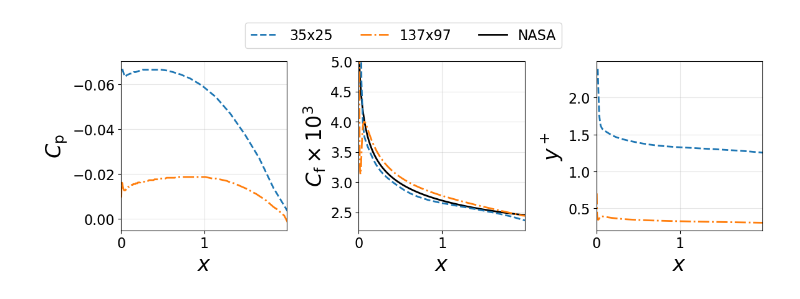
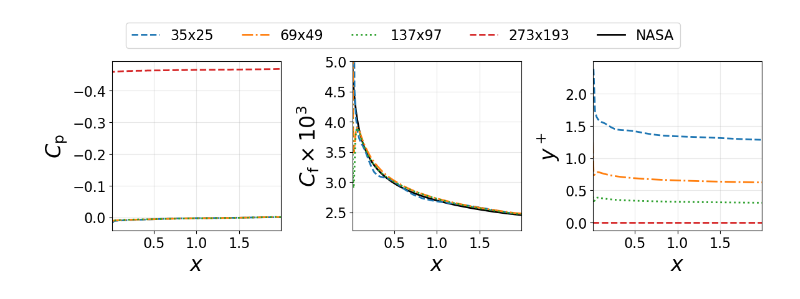
Before and after one commit to Propulsion-Power-TU-Delft/CTurboBFM, a Jupyter notebook: testcases/Turbulent_FlatPlate/03_Run/compare_results.ipynb, the cells around one changed output. Saved outputs shown, nothing was run; the diff lists cells and outputs as text; code cells hidden in the pictures.

```diff
--- a/testcases/Turbulent_FlatPlate/03_Run/compare_results.ipynb
+++ b/testcases/Turbulent_FlatPlate/03_Run/compare_results.ipynb
@@ -7,20 +7,22 @@ from unsflow.utils.plot_styles import *
 
 input_filenames = [
         "Level_35x25/Volume_CSV/results.csv",
+        "Level_69x49/Volume_CSV/results.csv",
         "Level_137x97/Volume_CSV/results.csv",
-        # "Level_273x193/Volume_CSV/results.csv",
+        "Level_273x193/Volume_CSV/results.csv",
         ]
 
 labels = [
         r'35x25',
+        r'69x49',
         r'137x97',
-        # r'273x193',
-        # r'Fine'
+        r'273x193',
 ]
 lstyles = [
         '--',
         '-.',
         ':',
+        '--',
 ]
 # %%
 # reference quantities
@@ -54,7 +56,6 @@ def compute_cp(p):
 def compute_cf(tau_x):
     return tau_x / q_ref
 # %%
-
 xmin = 0.00
 
 fig, ax = plt.subplots(1, 3, figsize=(12, 4))
@@ -71,37 +72,37 @@ for key, data in datas.items():
     tau_x = data['Wall Shear Stress X'][idx, 0, 0]
     tau_y = data['Wall Shear Stress Y'][idx, 0, 0]
     tau = np.sqrt(tau_x**2 + tau_y**2)
     yplus = data['Y Plus'][idx, 0, 0]
 
     ax[0].plot(x, compute_cp(p), lstyles[key], mfc='none',label=labels[key], lw=2)
 
 
     ax[1].plot(x, compute_cf(tau)*1e3, lstyles[key], lw=2)
     ax[2].plot(x, yplus, lstyles[key], lw=2)
 
 
 fig.legend(ncol=len(input_filenames)+1, bbox_to_anchor=(0.5, 1.1), loc='upper center')
 ax[0].invert_yaxis()
 ax[0].set_ylabel(r'$C_{\rm p}$')
 ax[0].set_xlabel(r'$x$')
 ax[0].grid(alpha=0.3)
-ax[0].set_xlim(0.0, 1.99)
+ax[0].set_xlim(0.01, 1.99)
 
 ax[1].set_ylabel(r'$C_{\rm f} \times 10^3$')
 ax[1].set_xlabel(r'$x$')
 ax[1].grid(alpha=0.3)
 ax[1].set_ylim(2.2, 5)
-ax[1].set_xlim(0.0, 1.99)
+ax[1].set_xlim(0.01, 1.99)
 
 ax[2].set_ylabel(r'$y^+$')
 ax[2].set_xlabel(r'$x$')
 ax[2].grid(alpha=0.3)
-ax[2].set_xlim(0.0, 1.99)
+ax[2].set_xlim(0.01, 1.99)
 
 fig.tight_layout()
 fig.savefig('flatplate_results_comparison.pdf', bbox_inches='tight')
 # %% [output]
-[figure, old version]
+[figure, new version]
 # %%
 xmin = 0.0
 xmax = 2.0
```
Also changed, not shown: parts of 4 cells of this notebook, 20 other files.
